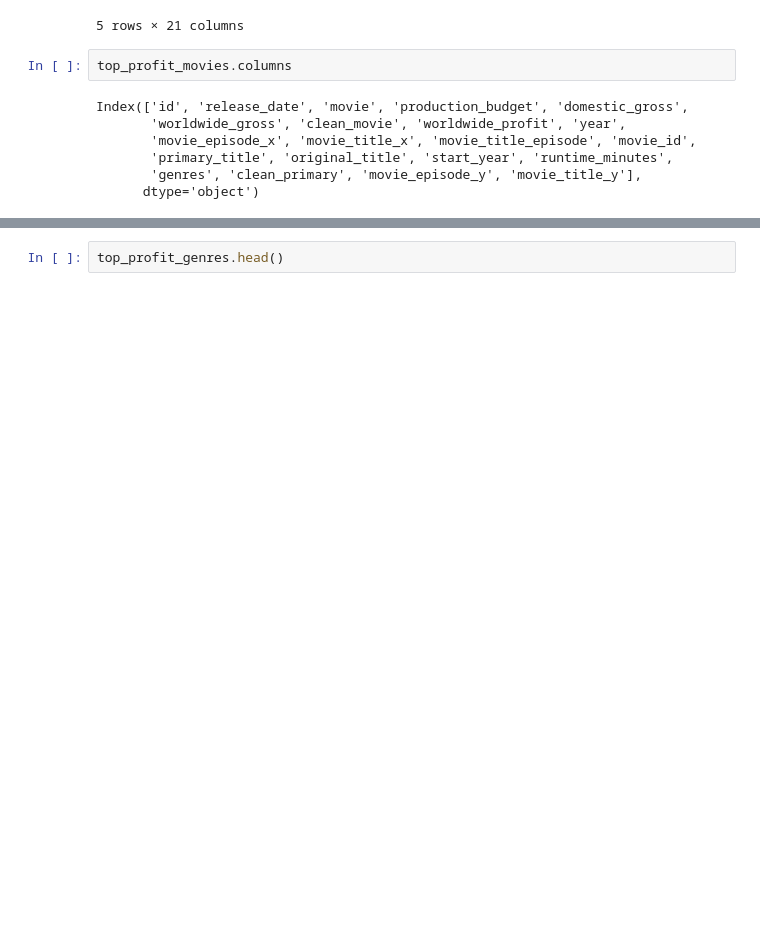
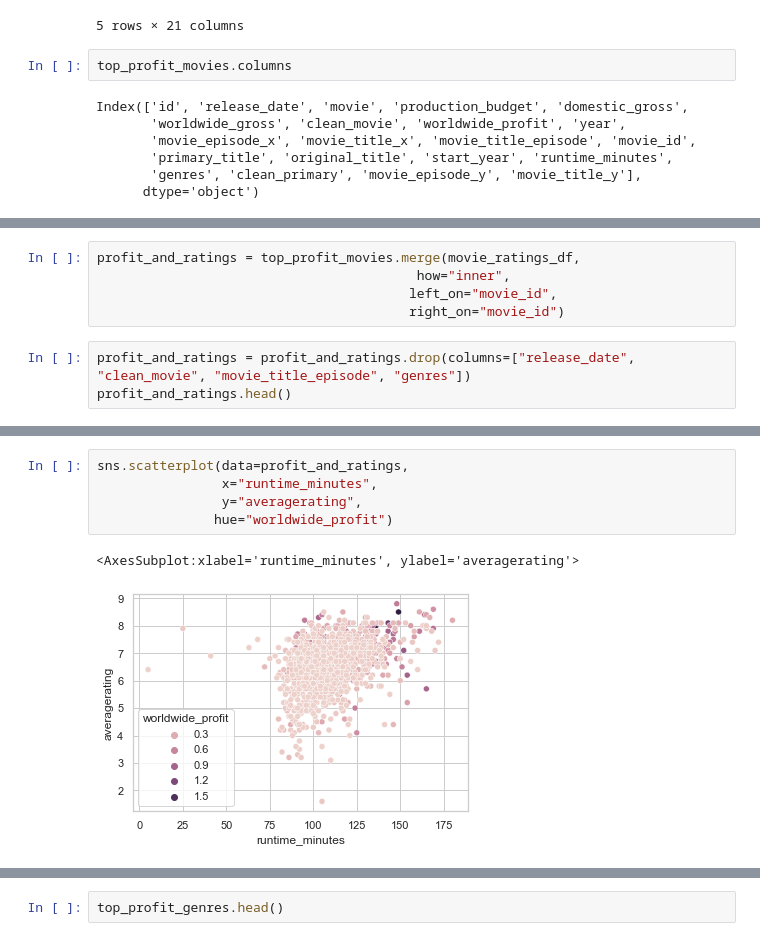
Before and after one commit to AlbaneCM/MicrosoftMovieAnalysis, a Jupyter notebook: microsoft-movie-analysis.ipynb, the cells around one changed output, grey strips where cells are left out. Saved outputs shown, nothing was run; the diff lists cells and outputs as text; blank space fills up the shorter version.

Commit message:
plotted graphs

```diff
--- a/microsoft-movie-analysis.ipynb
+++ b/microsoft-movie-analysis.ipynb
@@ -1227,0 +1219,8 @@ top_profit_genres["genres"] = top_profit_movies["genres"].str.split(",")
+# %%
+profit_and_ratings = top_profit_movies.merge(movie_ratings_df,
+                                         how="inner",
+                                        left_on="movie_id",
+                                        right_on="movie_id")
+# %%
+profit_and_ratings = profit_and_ratings.drop(columns=["release_date", "clean_movie", "movie_title_episode", "genres"])
+profit_and_ratings.head()
@@ -1227,0 +1234,8 @@ top_profit_genres["genres"] = top_profit_movies["genres"].str.split(",")
+# %%
+sns.scatterplot(data=profit_and_ratings,
+                x="runtime_minutes",
+                y="averagerating",
+               hue="worldwide_profit")
+# %% [output]
+<AxesSubplot:xlabel='runtime_minutes', ylabel='averagerating'>
+[figure, added]
```
Also changed, not shown: parts of 42 cells of this notebook.
